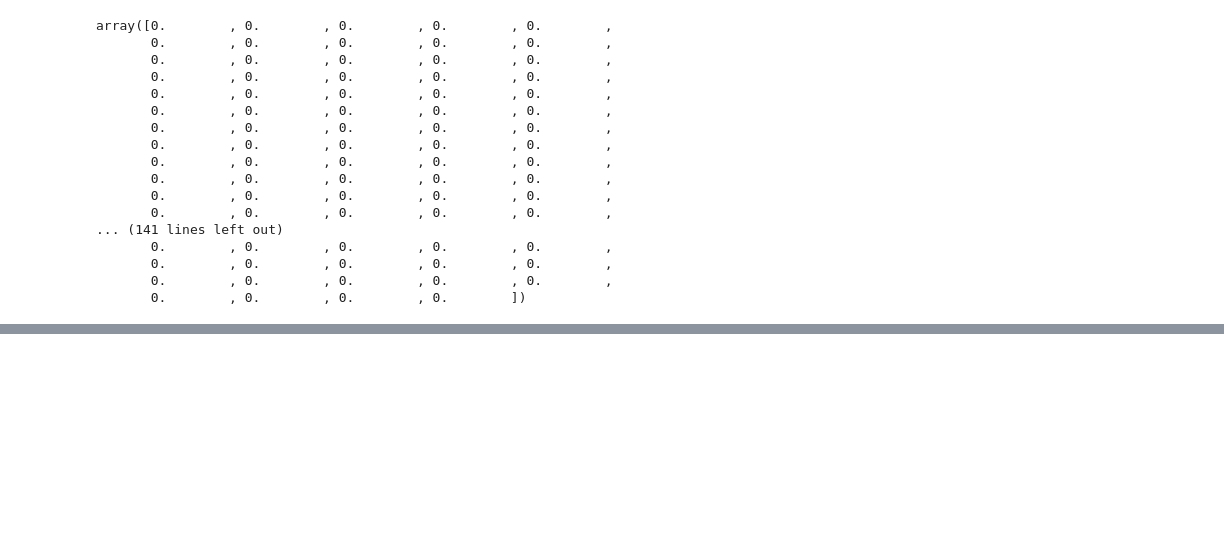
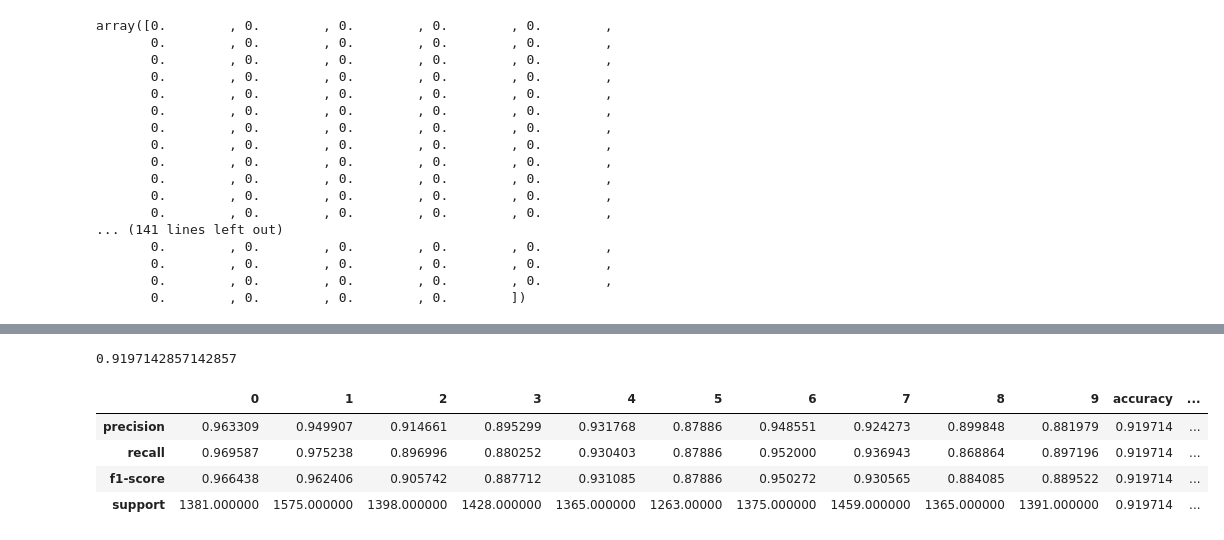
Before and after one commit to shukriaarifi/handwritten_digit_recognition, a Jupyter notebook: notebooks/mnist.ipynb, the cells around one changed output, grey strips where cells are left out. Drawn from its saved outputs; the diff is of its cells as text; code cells hidden in the pictures; blank space fills up the shorter version.

```diff
--- a/notebooks/mnist.ipynb
+++ b/notebooks/mnist.ipynb
@@ -206,0 +235,4 @@ data preprocessing overview:
+# %%
+accuracy_score(y_test, y_pred)
+# %% [output]
+0.9197142857142857
@@ -206,0 +241,10 @@ data preprocessing overview:
+# %%
+c_report=classification_report(y_test, y_pred, output_dict=True)
+# %%
+pd.DataFrame(c_report)
+# %% [output]
+|  | 0 | 1 | 2 | 3 | 4 | 5 | 6 | 7 | 8 | 9 | accuracy | ... |
+| precision | 0.963309 | 0.949907 | 0.914661 | 0.895299 | 0.931768 | 0.87886 | 0.948551 | 0.924273 | 0.899848 | 0.881979 | 0.919714 | ... |
+| recall | 0.969587 | 0.975238 | 0.896996 | 0.880252 | 0.930403 | 0.87886 | 0.952000 | 0.936943 | 0.868864 | 0.897196 | 0.919714 | ... |
+| f1-score | 0.966438 | 0.962406 | 0.905742 | 0.887712 | 0.931085 | 0.87886 | 0.950272 | 0.930565 | 0.884085 | 0.889522 | 0.919714 | ... |
+| support | 1381.000000 | 1575.000000 | 1398.000000 | 1428.000000 | 1365.000000 | 1263.00000 | 1375.000000 | 1459.000000 | 1365.000000 | 1391.000000 | 0.919714 | ... |
```
Also changed, not shown: parts of 14 cells of this notebook.
